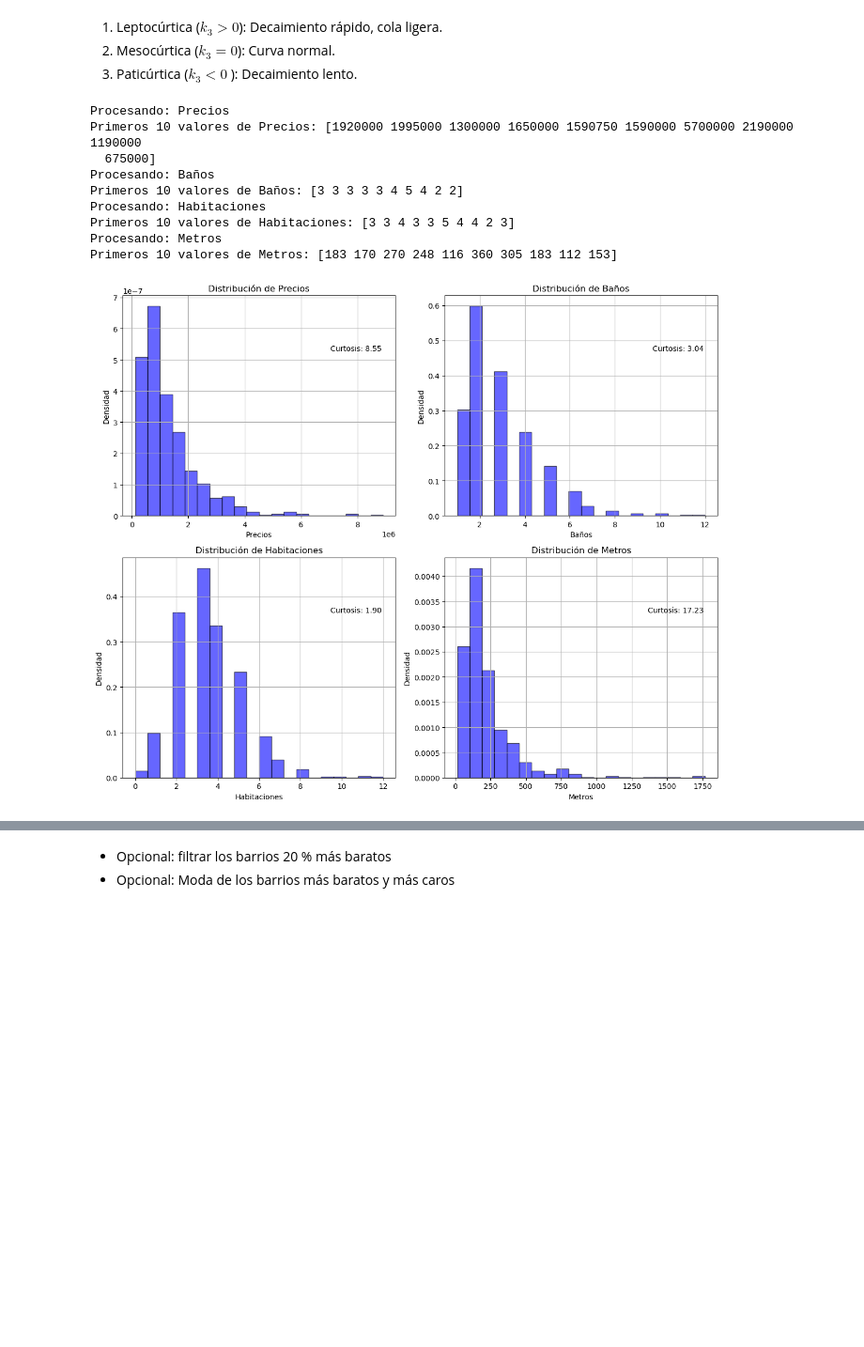
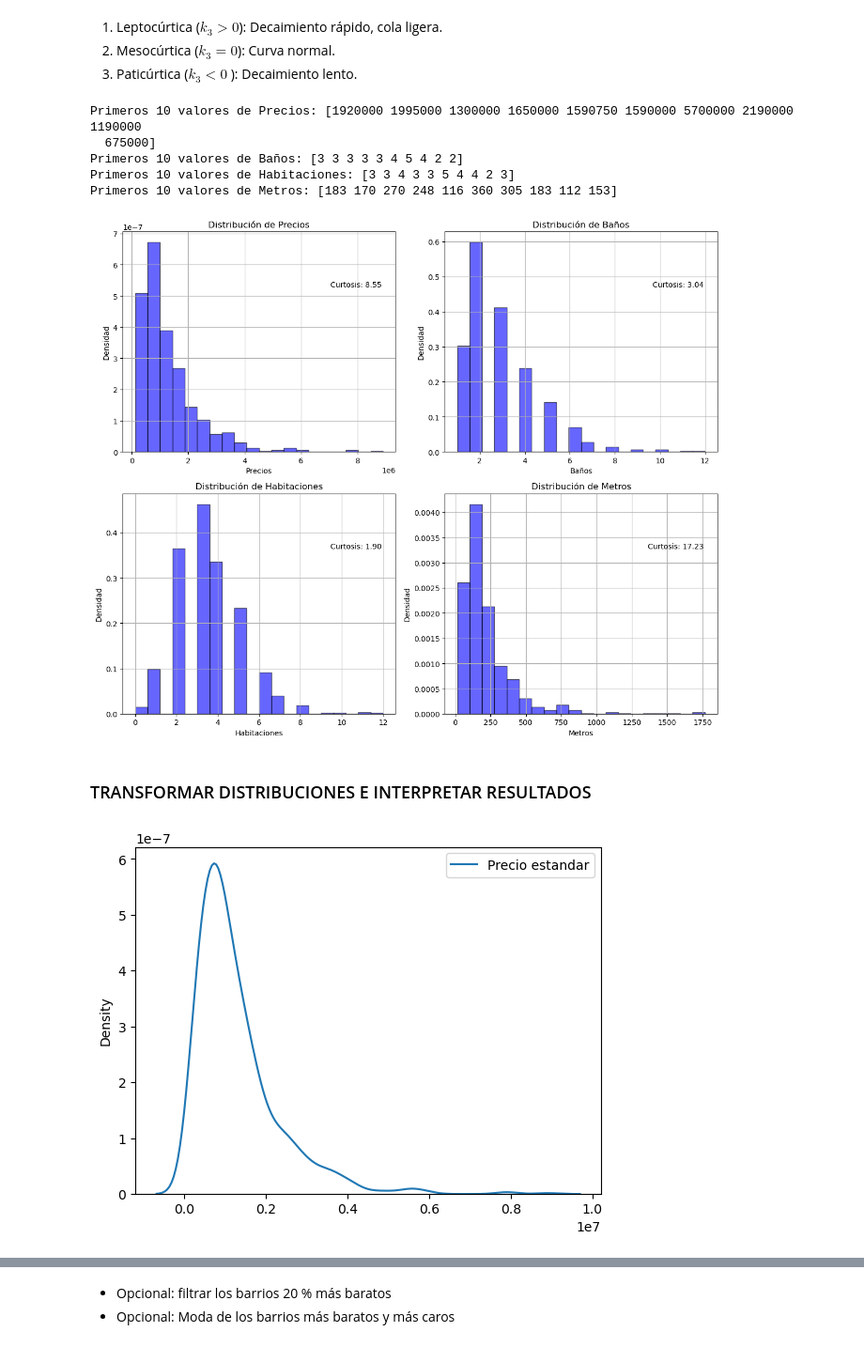
Before and after one commit to mplazap/Bootcamp_ejercicios, a Jupyter notebook: Tema 2 - Matematicas y Estadistica/Ejercicio evaluable (19-12-2024)/M2 - Marino Plaza.ipynb, the cells around one changed output, grey strips where cells are left out. Shown at 94% size. Cells and saved outputs as stored; diff of their text form; code cells hidden in the pictures; blank space fills up the shorter version.

```diff
--- a/Tema 2 - Matematicas y Estadistica/Ejercicio evaluable (19-12-2024)/M2 - Marino Plaza.ipynb
+++ b/Tema 2 - Matematicas y Estadistica/Ejercicio evaluable (19-12-2024)/M2 - Marino Plaza.ipynb
@@ -1083,7 +1079,6 @@ Curtosis de metros: 17.229111152834456
 2. Mesocúrtica ($k_3=0$): Curva normal.
 3. Paticúrtica ($k_3<0$ ): Decaimiento lento.
 # %%
-
 # Diccionario para iterar sobre los datos
 datasets = {
     "Precios": price,
@@ -1097,7 +1092,6 @@ fig, axes = plt.subplots(2, 2, figsize=(12, 10))
 axes = axes.ravel()  # Para iterar fácilmente sobre las subgráficas
 
 for ax, (label, data) in zip(axes, datasets.items()):
-    print(f"Procesando: {label}")
     print(f"Primeros 10 valores de {label}: {data[:10]}")
 
 
@@ -1119,13 +1113,11 @@ for ax, (label, data) in zip(axes, datasets.items()):
 plt.tight_layout()
 plt.show()
 # %% [output]
-Procesando: Precios
 Primeros 10 valores de Precios: [1920000 1995000 1300000 1650000 1590750 1590000 5700000 2190000 1190000
   675000]
-Procesando: Baños
 Primeros 10 valores de Baños: [3 3 3 3 3 4 5 4 2 2]
-Procesando: Habitaciones
 Primeros 10 valores de Habitaciones: [3 3 4 3 3 5 4 4 2 3]
-Procesando: Metros
 Primeros 10 valores de Metros: [183 170 270 248 116 360 305 183 112 153]
 [figure]
+# %% [markdown]
+### TRANSFORMAR DISTRIBUCIONES E INTERPRETAR RESULTADOS
@@ -1131,0 +1136,6 @@ Primeros 10 valores de Metros: [183 170 270 248 116 360 305 183 112 153]
+# %%
+# Graficas precios, las he puesto en 3 separadas porque no se apreciaban las transformadas. Las demas estan todas en 1
+sns.kdeplot(price, label = "Precio estandar")
+plt.legend();
+# %% [output]
+[figure, added]
```
Also changed, not shown: parts of 13 cells of this notebook.
